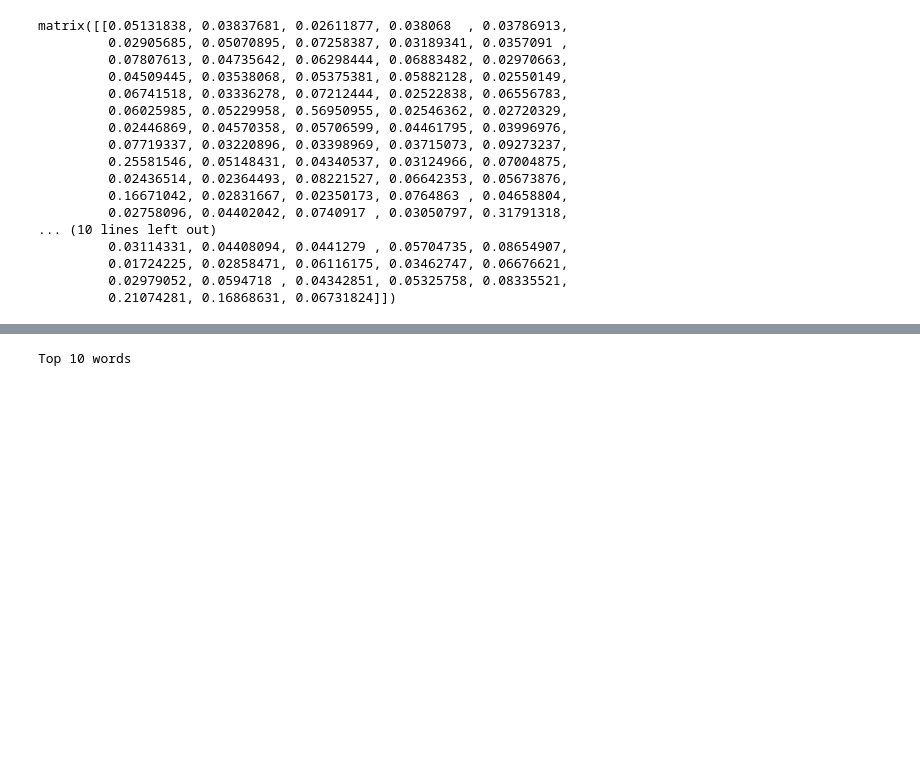
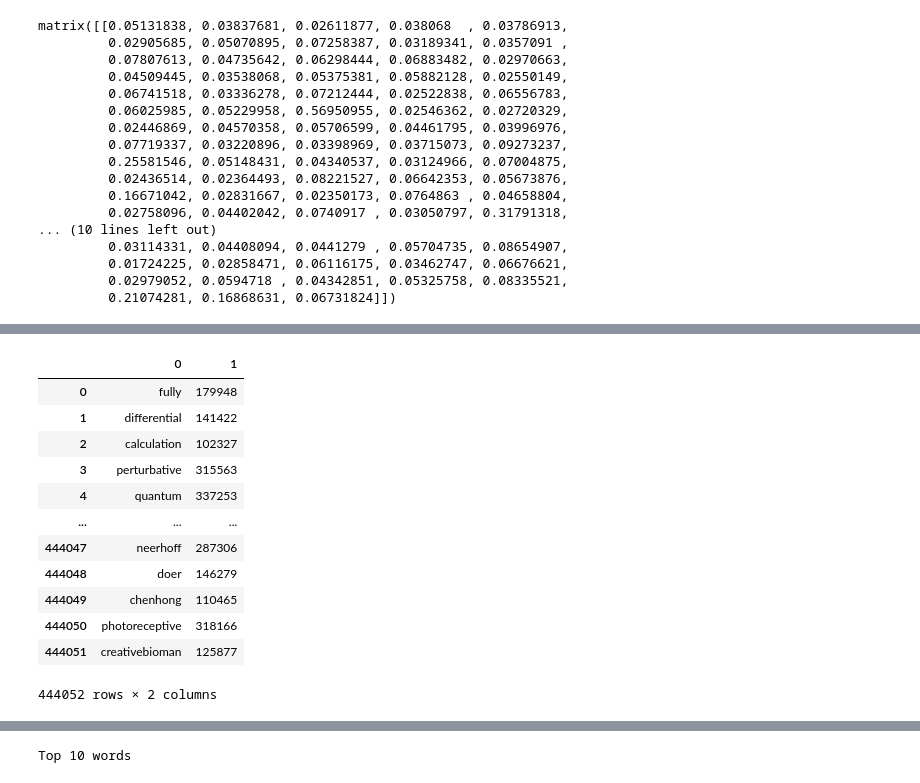
Before and after one commit to jason17h/stem-search, a Jupyter notebook: notebooks/top_n_words.ipynb, the cells around one changed output, grey strips where cells are left out. Drawn from its saved outputs; the diff is of its cells as text; code cells hidden in the pictures; blank space fills up the shorter version.

```diff
--- a/notebooks/top_n_words.ipynb
+++ b/notebooks/top_n_words.ipynb
@@ -140,0 +188,16 @@ matrix([[0.05131838, 0.03837681, 0.02611877, 0.038068  , 0.03786913,
+# %%
+pd.DataFrame(vectorizer.vocabulary_.items()).loc[]
+# %% [output]
+|  | 0 | 1 |
+| 0 | fully | 179948 |
+| 1 | differential | 141422 |
+| 2 | calculation | 102327 |
+| 3 | perturbative | 315563 |
+| 4 | quantum | 337253 |
+| ... | ... | ... |
+| 444047 | neerhoff | 287306 |
+| 444048 | doer | 146279 |
+| 444049 | chenhong | 110465 |
+| 444050 | photoreceptive | 318166 |
+| 444051 | creativebioman | 125877 |
+444052 rows × 2 columns
```
Also changed, not shown: parts of 44 cells of this notebook, 6 other files.
